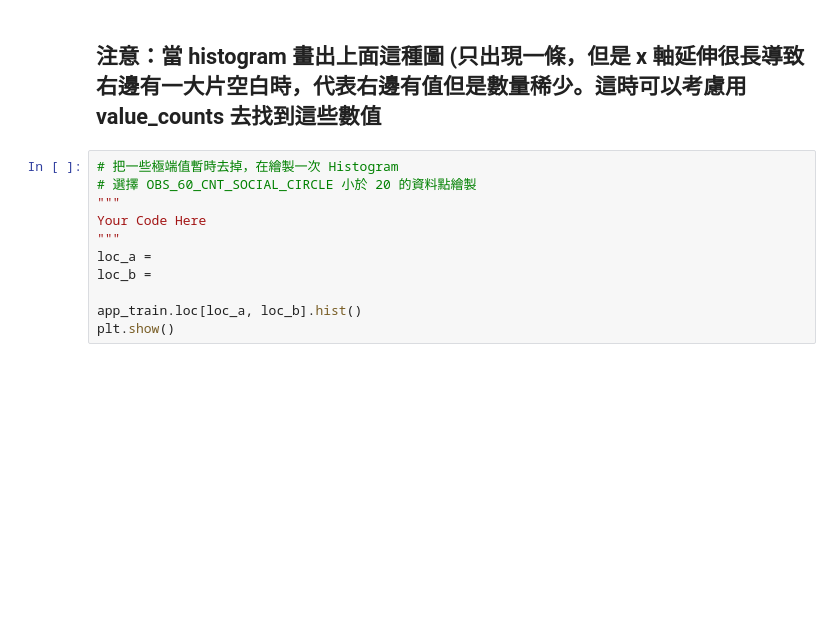
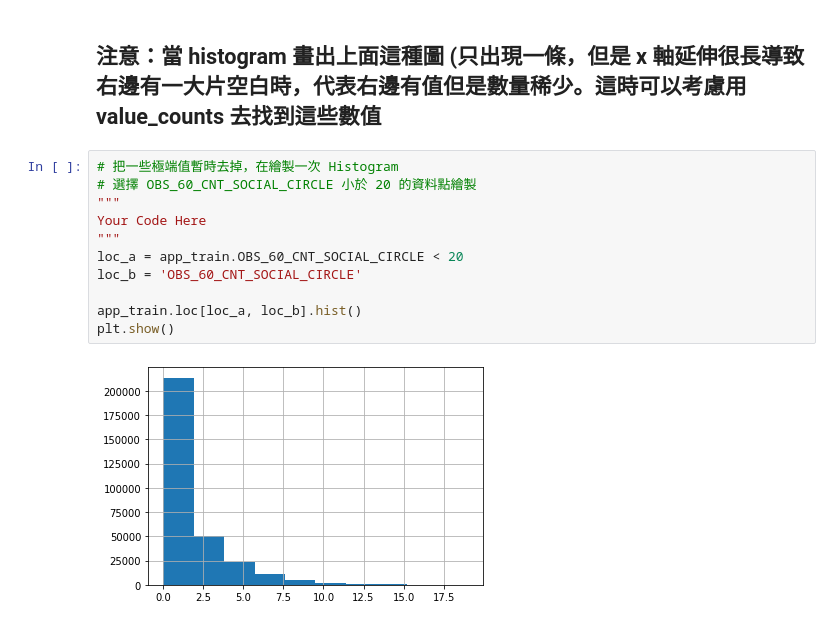
Before and after one commit to Claire-Lin/4th-ML100Days, a Jupyter notebook: homework/Day_009_HW.ipynb, the cells around one changed output. Drawn from its saved outputs; the diff is of its cells as text; blank space fills up the shorter version.

```diff
--- a/homework/Day_009_HW.ipynb
+++ b/homework/Day_009_HW.ipynb
@@ -188,11 +256,13 @@ print(app_train['OBS_60_CNT_SOCIAL_CIRCLE'].value_counts().sort_index(ascending
 # %%
 # 把一些極端值暫時去掉，在繪製一次 Histogram
 # 選擇 OBS_60_CNT_SOCIAL_CIRCLE 小於 20 的資料點繪製
 """
 Your Code Here
 """
-loc_a =
-loc_b =
+loc_a = app_train.OBS_60_CNT_SOCIAL_CIRCLE < 20
+loc_b = 'OBS_60_CNT_SOCIAL_CIRCLE'
 
 app_train.loc[loc_a, loc_b].hist()
 plt.show()
+# %% [output]
+[figure, added]
```
Also changed, not shown: parts of 4 cells of this notebook.
